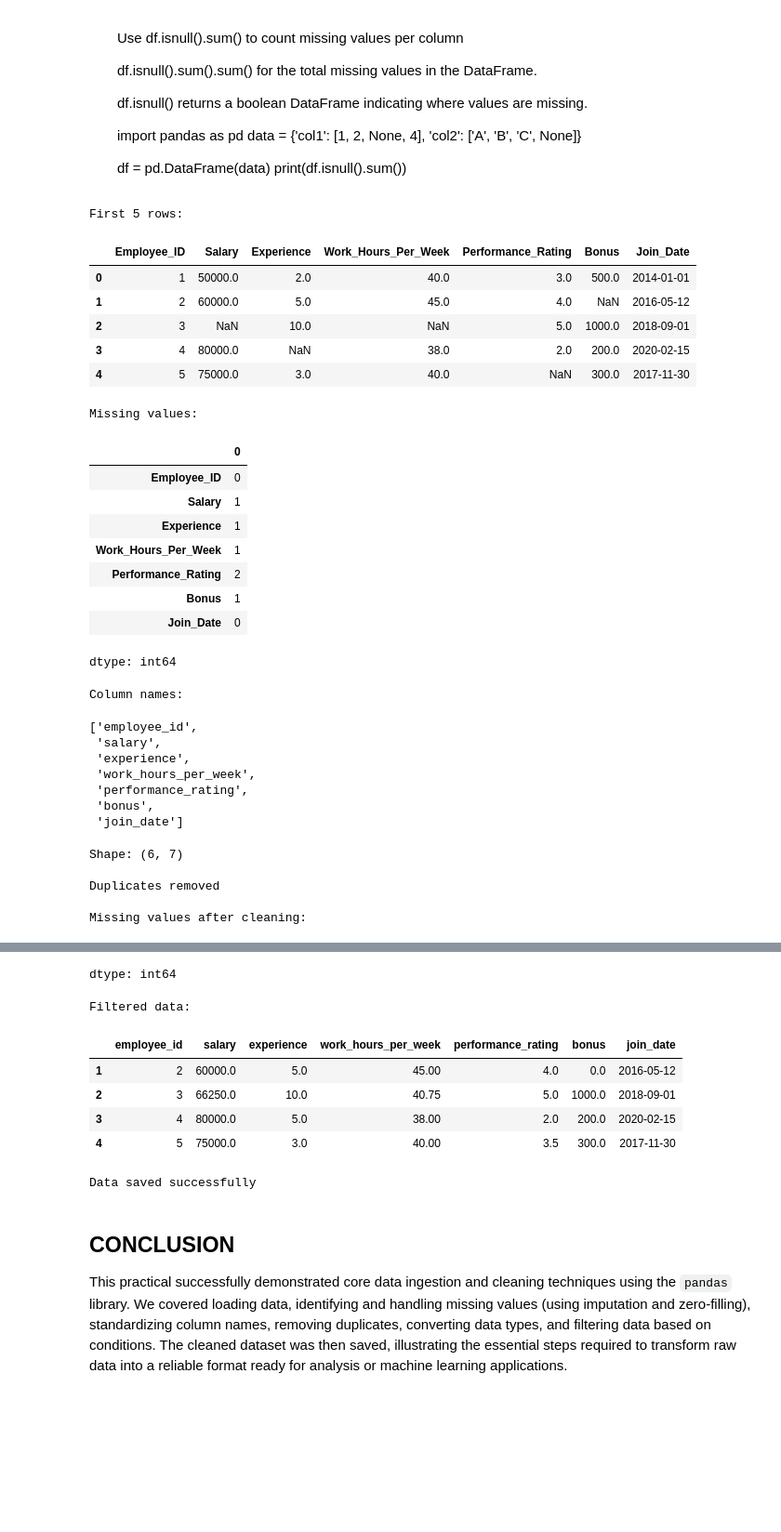
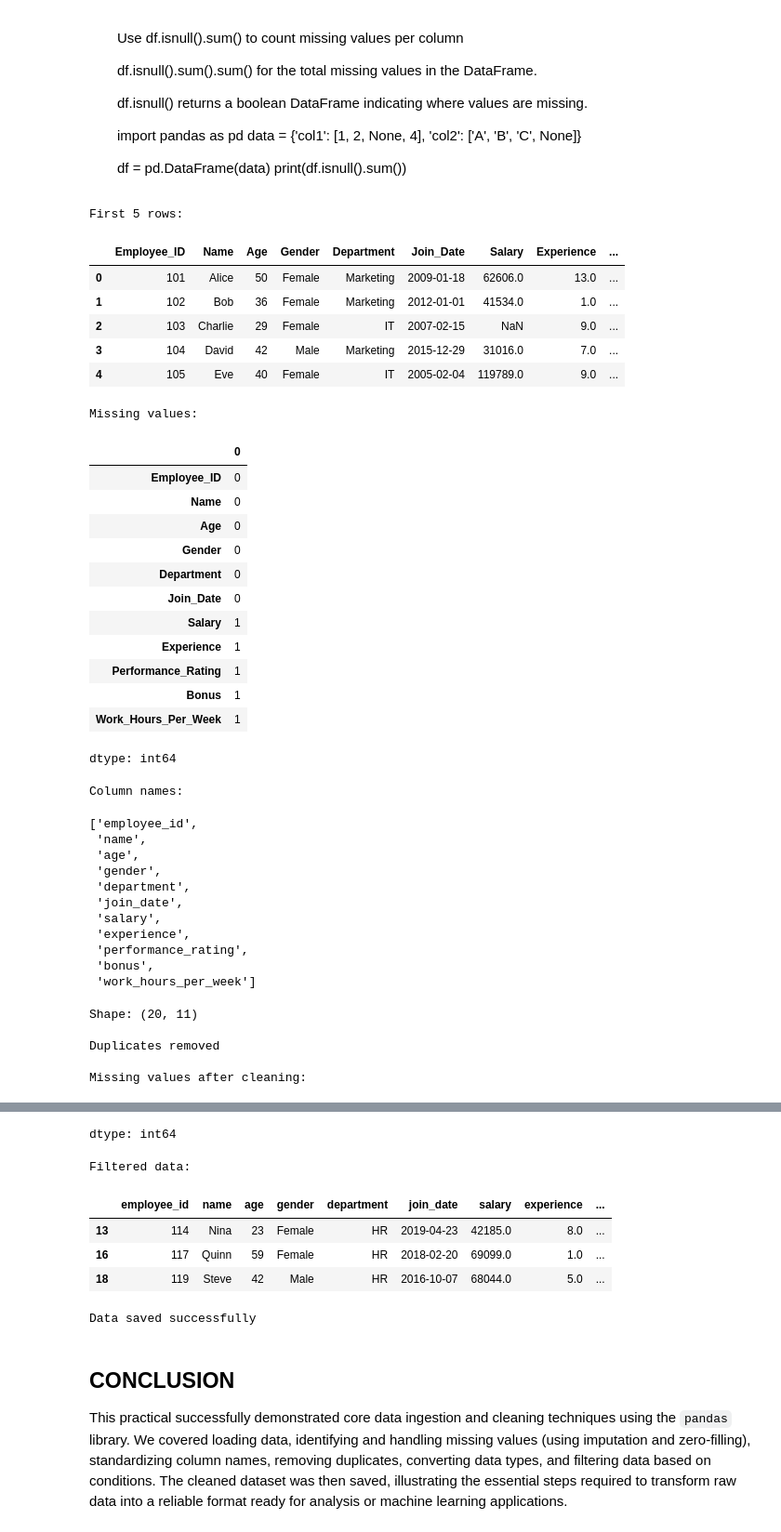
Before and after one commit to gita1804/2.0, a Jupyter notebook: S_S_B49_PDS2.ipynb, the cells around one changed output, grey strips where cells are left out. Shown at 93% size. Cells and saved outputs as stored; diff of their text form; code cells hidden in the pictures; blank space fills up the shorter version.

```diff
--- a/S_S_B49_PDS2.ipynb
+++ b/S_S_B49_PDS2.ipynb
@@ -56,7 +56,7 @@ import pandas as pd
 import pandas as pd
 
 # 1. Load CSV file and display first 5 rows
-df = pd.read_csv("/content/employee_performance_data (2).csv")
+df = pd.read_csv("/content/employee_performance_data (2) (1).csv")
 print("First 5 rows:")
 display(df.head(5))
 
@@ -75,58 +75,66 @@ display(df.columns.tolist())
 # 5. Display dataset shape
 print("\nShape:", df.shape)
 
 # 6. Remove duplicate rows
 df = df.drop_duplicates()
 print("\nDuplicates removed")
 
 # 7. Handle missing values
 df['salary'] = df['salary'].fillna(df['salary'].mean())
 df['experience'] = df['experience'].fillna(df['experience'].mean())
 df['performance_rating'] = df['performance_rating'].fillna(df['performance_rating'].median())
 df['work_hours_per_week'] = df['work_hours_per_week'].fillna(df['work_hours_per_week'].mean())
 df['bonus'] = df['bonus'].fillna(df['bonus'].mean())
 
 print("\nMissing values after cleaning:")
 display(df.isnull().sum())
 
 # 8. Convert join_date to datetime
 df['join_date'] = pd.to_datetime(df['join_date'])
 
 # 9. Filter employees joined after 2015
 filtered_df = df[df['join_date'].dt.year > 2015]
 print("\nFiltered data:")
 display(filtered_df)
 
 # 10. Save cleaned dataset
 df.to_csv("employee_cleaned_data.csv", index=False)
 print("\nData saved successfully")
 # %% [output]
 First 5 rows:
-|  | Employee_ID | Salary | Experience | Work_Hours_Per_Week | Performance_Rating | Bonus | Join_Date |
-| 0 | 1 | 50000.0 | 2.0 | 40.0 | 3.0 | 500.0 | 2014-01-01 |
-| 1 | 2 | 60000.0 | 5.0 | 45.0 | 4.0 | NaN | 2016-05-12 |
-| 2 | 3 | NaN | 10.0 | NaN | 5.0 | 1000.0 | 2018-09-01 |
-| 3 | 4 | 80000.0 | NaN | 38.0 | 2.0 | 200.0 | 2020-02-15 |
-| 4 | 5 | 75000.0 | 3.0 | 40.0 | NaN | 300.0 | 2017-11-30 |
+|  | Employee_ID | Name | Age | Gender | Department | Join_Date | Salary | Experience | ... |
+| 0 | 101 | Alice | 50 | Female | Marketing | 2009-01-18 | 62606.0 | 13.0 | ... |
+| 1 | 102 | Bob | 36 | Female | Marketing | 2012-01-01 | 41534.0 | 1.0 | ... |
+| 2 | 103 | Charlie | 29 | Female | IT | 2007-02-15 | NaN | 9.0 | ... |
+| 3 | 104 | David | 42 | Male | Marketing | 2015-12-29 | 31016.0 | 7.0 | ... |
+| 4 | 105 | Eve | 40 | Female | IT | 2005-02-04 | 119789.0 | 9.0 | ... |
 Missing values:
 |  | 0 |
 | Employee_ID | 0 |
+| Name | 0 |
+| Age | 0 |
+| Gender | 0 |
+| Department | 0 |
+| Join_Date | 0 |
 | Salary | 1 |
 | Experience | 1 |
+| Performance_Rating | 1 |
+| Bonus | 1 |
 | Work_Hours_Per_Week | 1 |
-| Performance_Rating | 2 |
-| Bonus | 1 |
-| Join_Date | 0 |
 dtype: int64
 Column names:
 ['employee_id',
+ 'name',
+ 'age',
+ 'gender',
+ 'department',
+ 'join_date',
  'salary',
  'experience',
- 'work_hours_per_week',
  'performance_rating',
  'bonus',
- 'join_date']
+ 'work_hours_per_week']
-Shape: (6, 7)
+Shape: (20, 11)
 
 Duplicates removed
 
@@ -142,10 +154,9 @@ Missing values after cleaning:
 dtype: int64
 Filtered data:
-|  | employee_id | salary | experience | work_hours_per_week | performance_rating | bonus | join_date |
-| 1 | 2 | 60000.0 | 5.0 | 45.00 | 4.0 | 0.0 | 2016-05-12 |
-| 2 | 3 | 66250.0 | 10.0 | 40.75 | 5.0 | 1000.0 | 2018-09-01 |
-| 3 | 4 | 80000.0 | 5.0 | 38.00 | 2.0 | 200.0 | 2020-02-15 |
-| 4 | 5 | 75000.0 | 3.0 | 40.00 | 3.5 | 300.0 | 2017-11-30 |
+|  | employee_id | name | age | gender | department | join_date | salary | experience | ... |
+| 13 | 114 | Nina | 23 | Female | HR | 2019-04-23 | 42185.0 | 8.0 | ... |
+| 16 | 117 | Quinn | 59 | Female | HR | 2018-02-20 | 69099.0 | 1.0 | ... |
+| 18 | 119 | Steve | 42 | Male | HR | 2016-10-07 | 68044.0 | 5.0 | ... |
 Data saved successfully
 # %% [markdown]
 ## CONCLUSION
```
Also changed, not shown: parts of 2 cells of this notebook.
